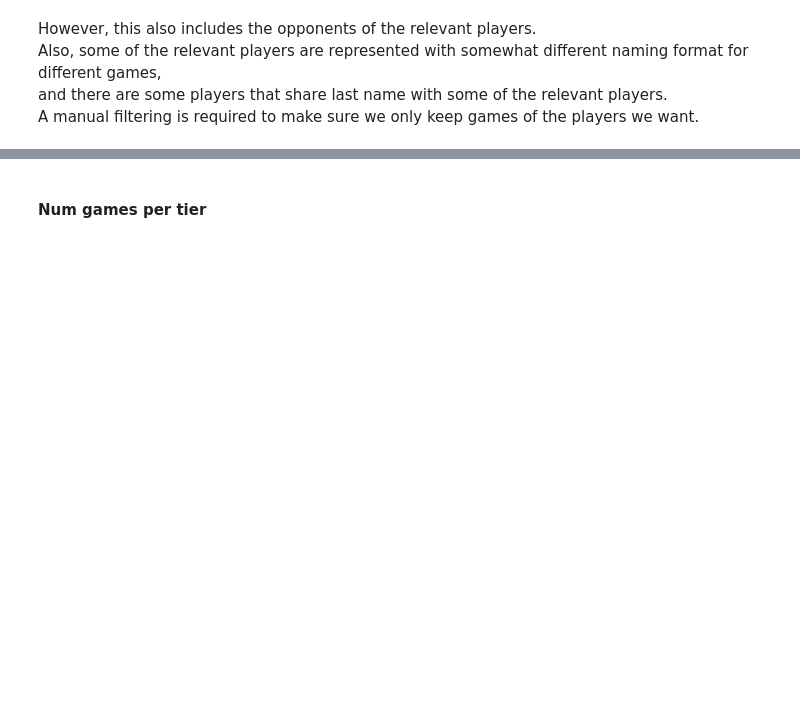
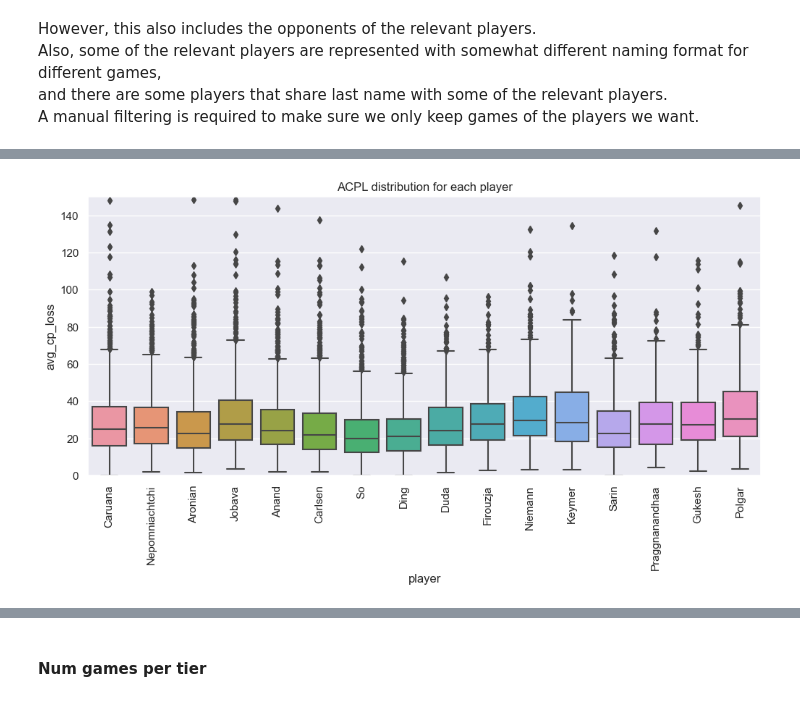
Before and after one commit to axeloh/centipawn_loss_analyzer, a Jupyter notebook: analyze.ipynb, the cells around one changed output, grey strips where cells are left out. Cells and saved outputs as stored; diff of their text form; code cells hidden in the pictures; blank space fills up the shorter version.

```diff
--- a/analyze.ipynb
+++ b/analyze.ipynb
@@ -172,0 +180,8 @@ Name: player, dtype: int64
+# %%
+plt.figure(figsize=(12, 5))
+ax = sns.boxplot(data=df, x="player", y="avg_cp_loss")
+plt.title('ACPL distribution for each player')
+plt.ylim(0, 150)
+plt.xticks(rotation=90);
+# %% [output]
+[figure, added]
```
Also changed, not shown: parts of 19 cells of this notebook.
